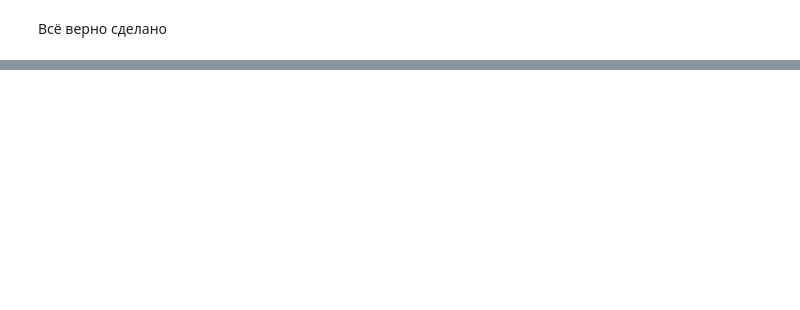
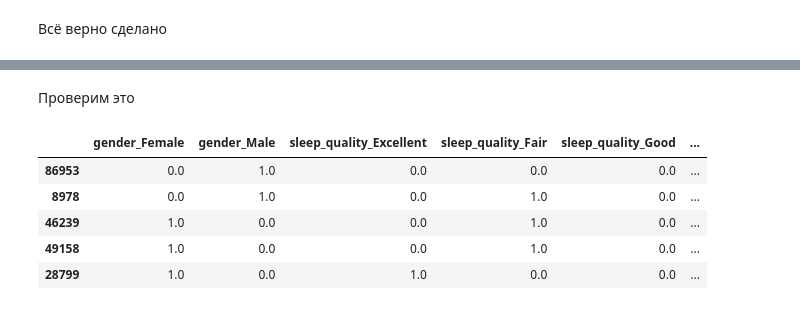
Before and after one commit to brick1ng5654/course-3, a Jupyter notebook: boml/lab_01/boml_lab01.ipynb, the cells around one changed output, grey strips where cells are left out. Cells and saved outputs as stored; diff of their text form; code cells hidden in the pictures; blank space fills up the shorter version.

```diff
--- a/boml/lab_01/boml_lab01.ipynb
+++ b/boml/lab_01/boml_lab01.ipynb
@@ -166,0 +341,31 @@ df.isna().sum()
+# %%
+from sklearn.preprocessing import OneHotEncoder
+
+ohe = OneHotEncoder(handle_unknown='ignore', sparse_output=False)
+ohe.fit(X_train[categorical_columns])
+ohe_columns = ohe.get_feature_names_out(categorical_columns)
+
+X_train_categorical = pd.DataFrame(
+    ohe.transform(X_train[categorical_columns]),
+    columns=ohe.get_feature_names_out(categorical_columns),
+    index=X_train.index
+)
+X_test_categorical = pd.DataFrame(
+    ohe.transform(X_test[categorical_columns]),
+    columns=ohe.get_feature_names_out(categorical_columns),
+    index=X_test.index
+)
+
+X_train = pd.concat([X_train[numerical_columns], X_train_categorical], axis=1)
+X_test = pd.concat([X_test[numerical_columns], X_test_categorical], axis=1)
+# %% [markdown]
+Проверим это
+# %%
+X_train[ohe_columns].head()
+# %% [output]
+|  | gender_Female | gender_Male | sleep_quality_Excellent | sleep_quality_Fair | sleep_quality_Good | ... |
+| 86953 | 0.0 | 1.0 | 0.0 | 0.0 | 0.0 | ... |
+| 8978 | 0.0 | 1.0 | 0.0 | 1.0 | 0.0 | ... |
+| 46239 | 1.0 | 0.0 | 0.0 | 1.0 | 0.0 | ... |
+| 49158 | 1.0 | 0.0 | 0.0 | 1.0 | 0.0 | ... |
+| 28799 | 1.0 | 0.0 | 1.0 | 0.0 | 0.0 | ... |
```
Also changed, not shown: parts of 29 cells of this notebook.
